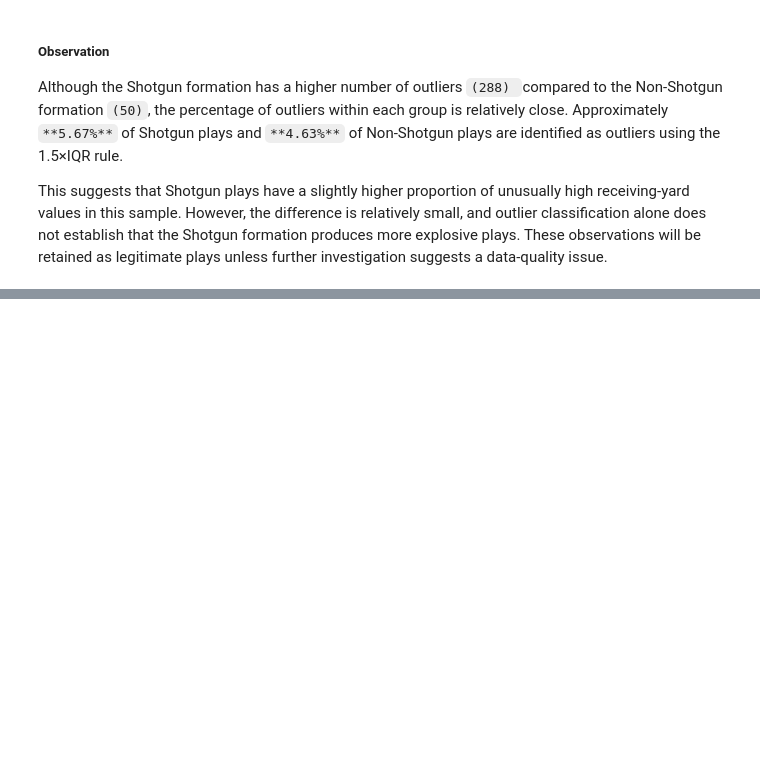
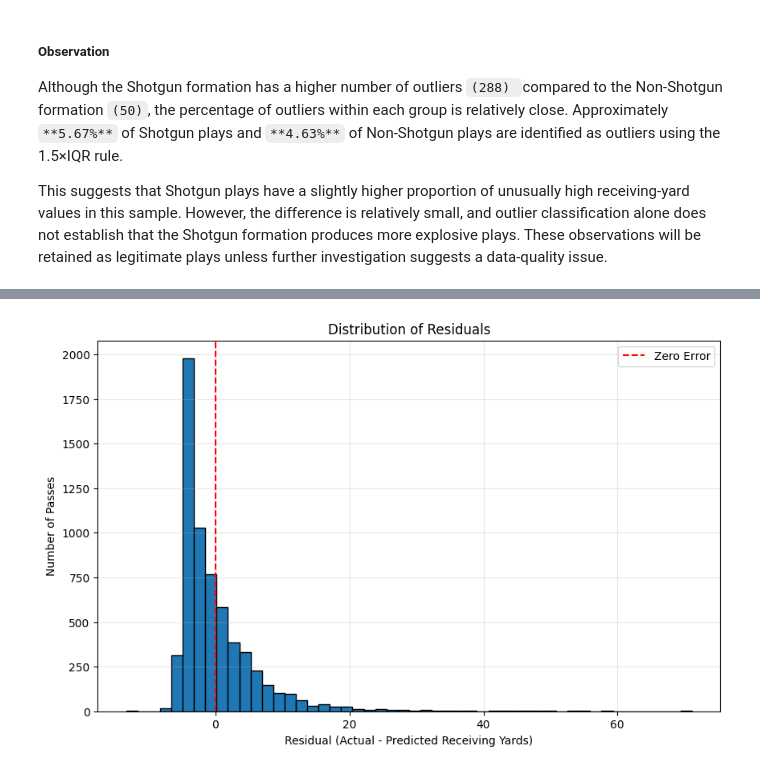
Before and after one commit to M-Codes6/nfl-combine-to-performance-analysis, a Jupyter notebook: notebooks/01_data_understanding.ipynb, the cells around one changed output, grey strips where cells are left out. Saved outputs shown, nothing was run; the diff lists cells and outputs as text; code cells hidden in the pictures; blank space fills up the shorter version.

```diff
--- a/notebooks/01_data_understanding.ipynb
+++ b/notebooks/01_data_understanding.ipynb
@@ -4262,0 +4381,13 @@ This suggests that Shotgun plays have a slightly higher proportion of unusually
+# %%
+
+
+X = completed_passes[["pass_length"]]
+y = completed_passes["rec_yards"]
+
+model = LinearRegression()
+
+model.fit(X, y)
+
+r_squared = model.score(X, y)
+
+r_squared
@@ -4262,0 +4485,9 @@ This suggests that Shotgun plays have a slightly higher proportion of unusually
+# %%
+# Calculate residuals
+
+completed_passes["predicted_rec_yards"] = model.predict(X)
+
+completed_passes["residual"] = (
+    completed_passes["rec_yards"]
+    - completed_passes["predicted_rec_yards"]
+)
@@ -4262,0 +4605,16 @@ This suggests that Shotgun plays have a slightly higher proportion of unusually
+# %%
+plt.figure(figsize=(10, 6))
+
+plt.hist(completed_passes["residual"], bins=50, edgecolor="black")
+
+plt.axvline(0, color="red", linestyle="--", label="Zero Error")
+
+plt.title("Distribution of Residuals")
+plt.xlabel("Residual (Actual - Predicted Receiving Yards)")
+plt.ylabel("Number of Passes")
+
+plt.legend()
+plt.grid(alpha=0.3)
+plt.show()
+# %% [output]
+[figure, added]
```
Also changed, not shown: parts of 30 cells of this notebook.
